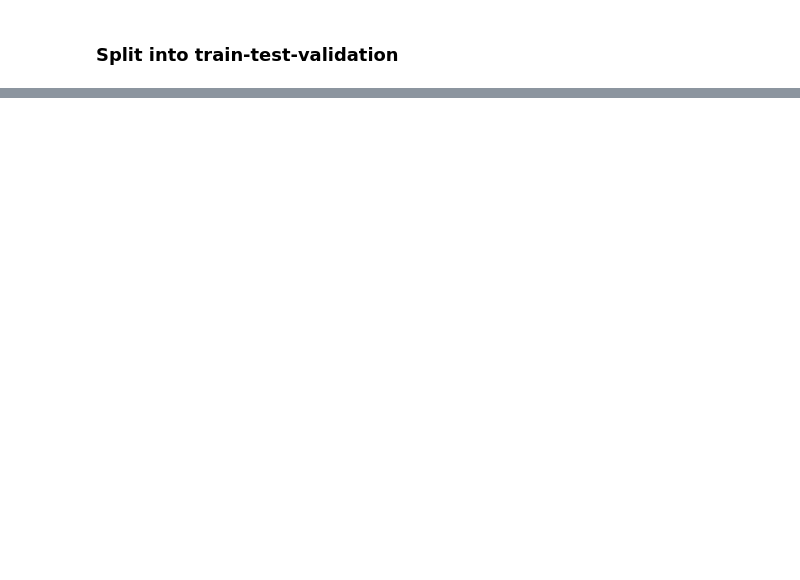
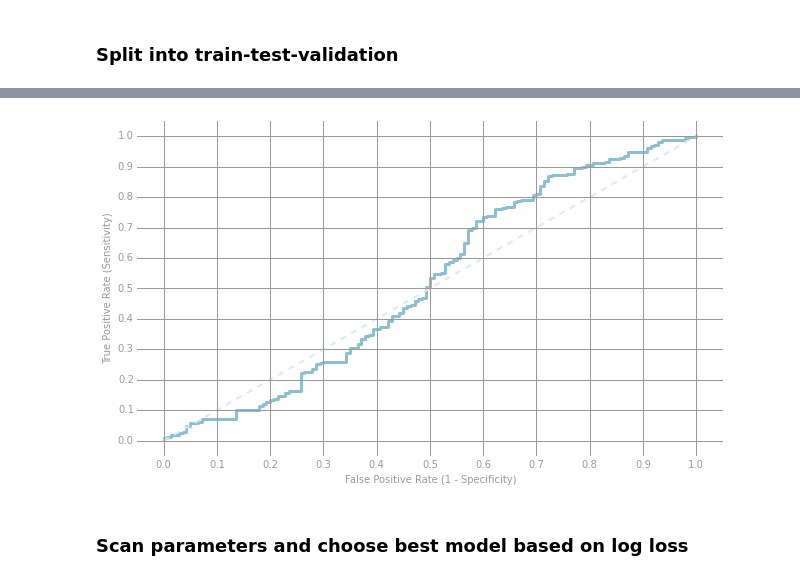
Before and after one commit to nikos-daniilidis/spark-kkwz, a Jupyter notebook: ipython-examples/prediction_model.ipynb, the cells around one changed output, grey strips where cells are left out. Saved outputs shown, nothing was run; the diff lists cells and outputs as text; code cells hidden in the pictures; blank space fills up the shorter version.

Commit message:
Minimal classifier example using abalone data

```diff
--- a/ipython-examples/prediction_model.ipynb
+++ b/ipython-examples/prediction_model.ipynb
@@ -36,0 +65,6 @@ print rawData.take(1)
+# %%
+numIters = 50
+stepSize = 10.
+regParam = 1e-6
+regType = 'l2'
+includeIntercept = True
@@ -36,0 +167,42 @@ print rawData.take(1)
+# %%
+def preparePlot(xticks, yticks, figsize=(10.5, 6), hideLabels=False, gridColor='#999999',
+                gridWidth=1.0):
+    """Template for generating the plot layout."""
+    plt.close()
+    fig, ax = plt.subplots(figsize=figsize, facecolor='white', edgecolor='white')
+    ax.axes.tick_params(labelcolor='#999999', labelsize='10')
+    for axis, ticks in [(ax.get_xaxis(), xticks), (ax.get_yaxis(), yticks)]:
+        axis.set_ticks_position('none')
+        axis.set_ticks(ticks)
+        axis.label.set_color('#999999')
+        if hideLabels: axis.set_ticklabels([])
+    plt.grid(color=gridColor, linewidth=gridWidth, linestyle='-')
+    map(lambda position: ax.spines[position].set_visible(False), ['bottom', 'top', 'left', 'right'])
+    return fig, ax
+# %%
+labelsAndScores = labeledValidationData.map(lambda lp:
+                                            (float(lp.label), getP(lp.features, model0.weights, model0.intercept)))
+labelsAndWeights = labelsAndScores.collect()
+labelsAndWeights.sort(key=lambda (k, v): v, reverse=True)
+labelsByWeight = np.array([k for (k, v) in labelsAndWeights])
+
+length = labelsByWeight.size
+truePositives = labelsByWeight.cumsum()
+numPositive = truePositives[-1]
+falsePositives = np.arange(1.0, length + 1, 1.) - truePositives
+
+truePositiveRate = truePositives / numPositive
+falsePositiveRate = falsePositives / (length - numPositive)
+
+# Generate layout and plot data
+fig, ax = preparePlot(np.arange(0., 1.1, 0.1), np.arange(0., 1.1, 0.1))
+ax.set_xlim(-.05, 1.05), ax.set_ylim(-.05, 1.05)
+ax.set_ylabel('True Positive Rate (Sensitivity)')
+ax.set_xlabel('False Positive Rate (1 - Specificity)')
+plt.plot(falsePositiveRate, truePositiveRate, color='#8cbfd0', linestyle='-', linewidth=3.)
+plt.plot((0., 1.), (0., 1.), linestyle='--', color='#d6ebf2', linewidth=2.)  # Baseline model
+pass
+# %% [output]
+[figure, added]
+# %% [markdown]
+### Scan parameters and choose best model based on log loss
```
Also changed, not shown: parts of 19 cells of this notebook, 1 other file.
